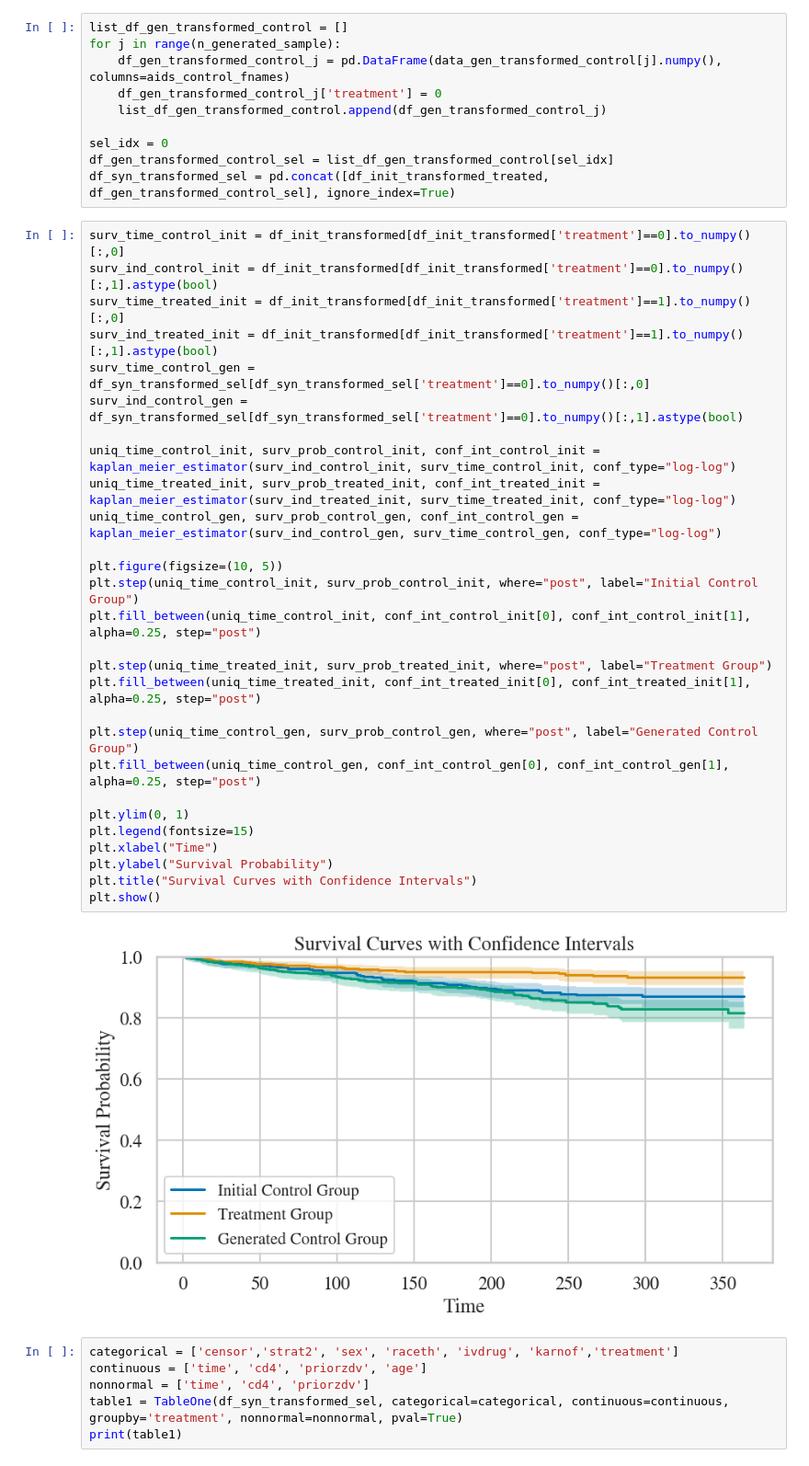
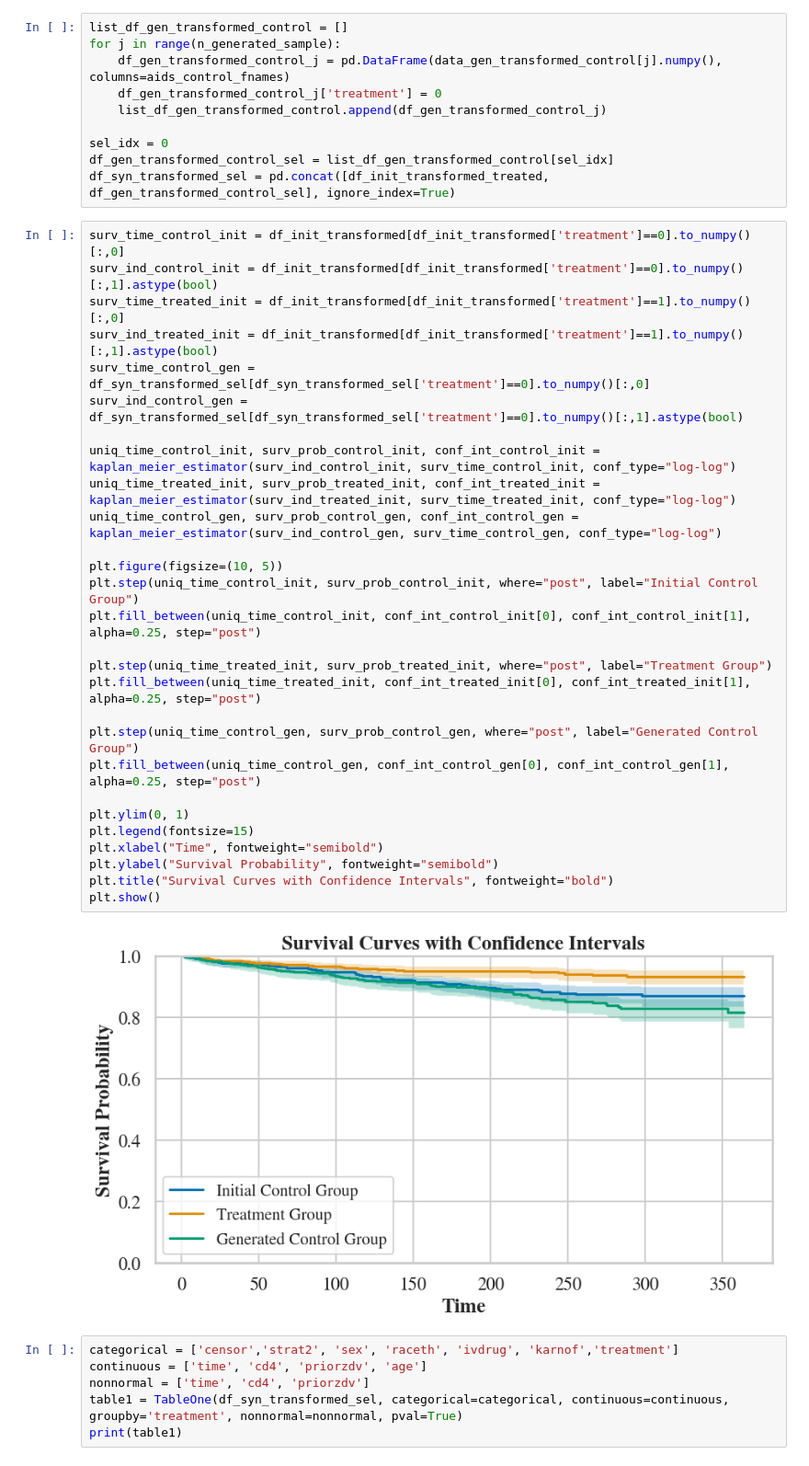
Before and after one commit to aguilloux/HI-VAE_Pytorch, a Jupyter notebook: tutorial_Aids.ipynb, the cells around one changed output. Shown: that part at 92% size. Saved outputs shown, nothing was run; the diff lists cells and outputs as text.

```diff
--- a/tutorial_Aids.ipynb
+++ b/tutorial_Aids.ipynb
@@ -188,33 +187,33 @@ df_syn_transformed_sel = pd.concat([df_init_transformed_treated, df_gen_transfor
 # %%
 surv_time_control_init = df_init_transformed[df_init_transformed['treatment']==0].to_numpy()[:,0]
 surv_ind_control_init = df_init_transformed[df_init_transformed['treatment']==0].to_numpy()[:,1].astype(bool)
 surv_time_treated_init = df_init_transformed[df_init_transformed['treatment']==1].to_numpy()[:,0]
 surv_ind_treated_init = df_init_transformed[df_init_transformed['treatment']==1].to_numpy()[:,1].astype(bool)
 surv_time_control_gen = df_syn_transformed_sel[df_syn_transformed_sel['treatment']==0].to_numpy()[:,0]
 surv_ind_control_gen = df_syn_transformed_sel[df_syn_transformed_sel['treatment']==0].to_numpy()[:,1].astype(bool)
 
 uniq_time_control_init, surv_prob_control_init, conf_int_control_init = kaplan_meier_estimator(surv_ind_control_init, surv_time_control_init, conf_type="log-log")
 uniq_time_treated_init, surv_prob_treated_init, conf_int_treated_init = kaplan_meier_estimator(surv_ind_treated_init, surv_time_treated_init, conf_type="log-log")
 uniq_time_control_gen, surv_prob_control_gen, conf_int_control_gen = kaplan_meier_estimator(surv_ind_control_gen, surv_time_control_gen, conf_type="log-log")
 
 plt.figure(figsize=(10, 5))
 plt.step(uniq_time_control_init, surv_prob_control_init, where="post", label="Initial Control Group")
 plt.fill_between(uniq_time_control_init, conf_int_control_init[0], conf_int_control_init[1], alpha=0.25, step="post")
 
 plt.step(uniq_time_treated_init, surv_prob_treated_init, where="post", label="Treatment Group")
 plt.fill_between(uniq_time_treated_init, conf_int_treated_init[0], conf_int_treated_init[1], alpha=0.25, step="post")
 
 plt.step(uniq_time_control_gen, surv_prob_control_gen, where="post", label="Generated Control Group")
 plt.fill_between(uniq_time_control_gen, conf_int_control_gen[0], conf_int_control_gen[1], alpha=0.25, step="post")
 
 plt.ylim(0, 1)
 plt.legend(fontsize=15)
-plt.xlabel("Time")
-plt.ylabel("Survival Probability")
-plt.title("Survival Curves with Confidence Intervals")
+plt.xlabel("Time", fontweight="semibold")
+plt.ylabel("Survival Probability", fontweight="semibold")
+plt.title("Survival Curves with Confidence Intervals", fontweight="bold")
 plt.show()
 # %% [output]
-[figure, old version]
+[figure, new version]
 # %%
 categorical = ['censor','strat2', 'sex', 'raceth', 'ivdrug', 'karnof','treatment']
 continuous = ['time', 'cd4', 'priorzdv', 'age']
```
Also changed, not shown: parts of 6 cells of this notebook, 1 other file.
